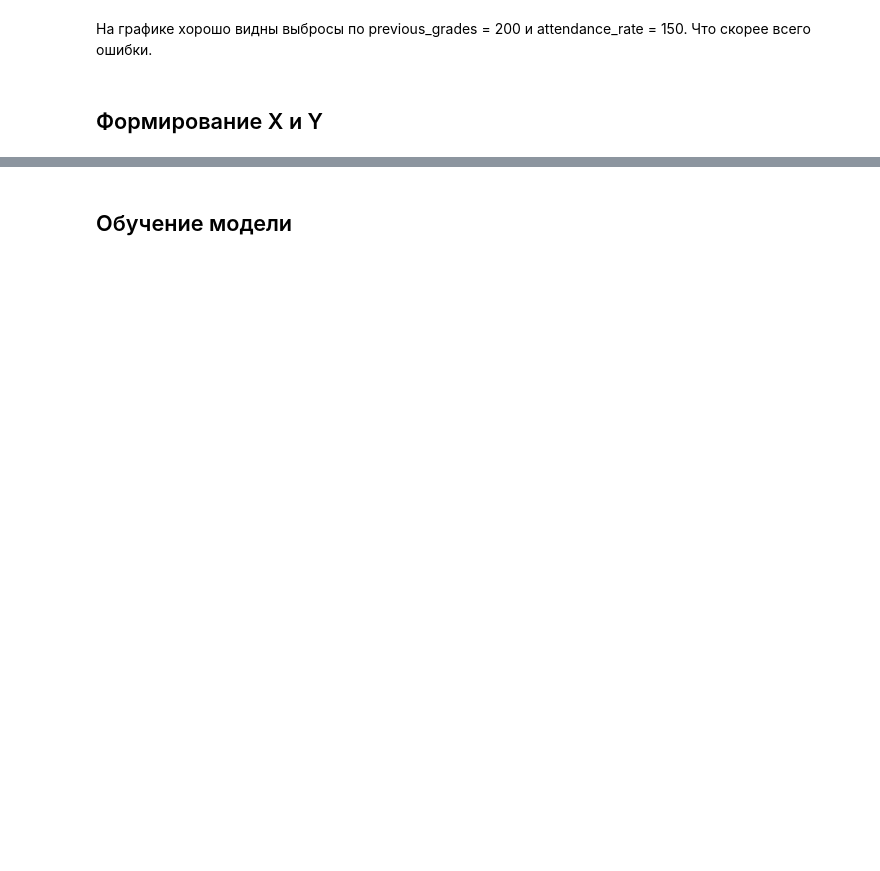
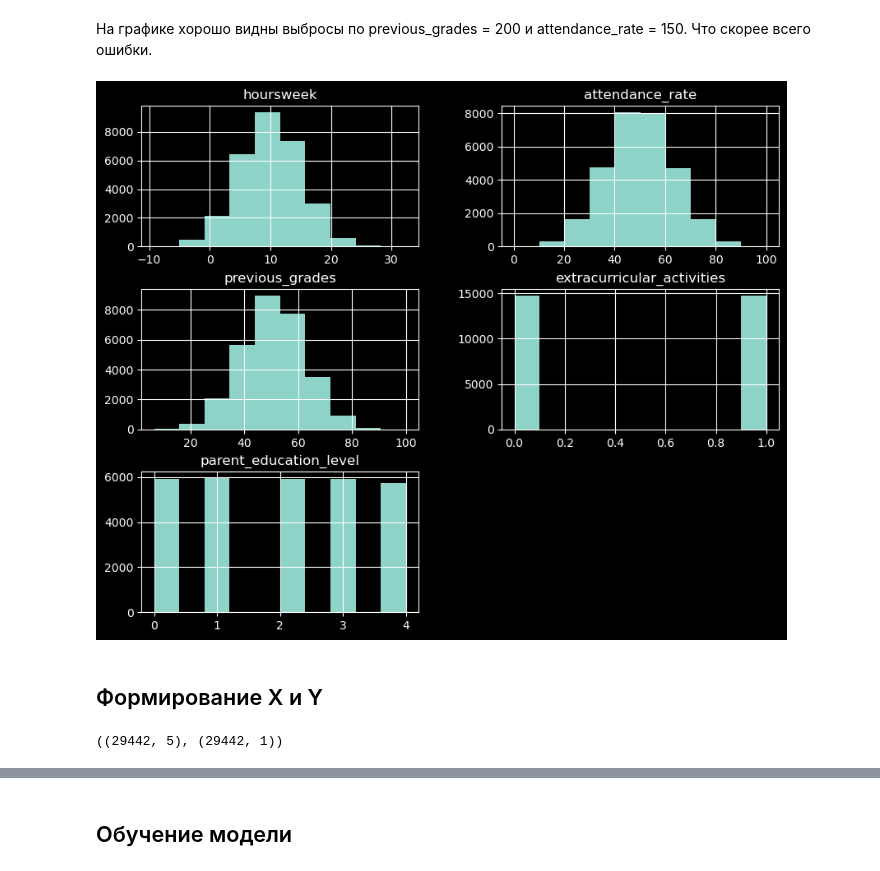
Before and after one commit to IvanZyablitsev/inno_fqw, a Jupyter notebook: scraping/scraping.ipynb, the cells around one changed output, grey strips where cells are left out. Drawn from its saved outputs; the diff is of its cells as text; code cells hidden in the pictures; blank space fills up the shorter version.

```diff
--- a/scraping/scraping.ipynb
+++ b/scraping/scraping.ipynb
@@ -211,10 +203,11 @@ plt.show()
 # %%
 # заменяем выбросы на NaN
-df_replace = df_dropna.copy()
+replace_values_attendance_rate = df_replace[df_replace["attendance_rate"]>=150]["attendance_rate"].unique()
+
 df_replace["previous_grades"] = df_replace["previous_grades"].replace(200, np.NaN)
-df_replace["attendance_rate"] = df_replace["attendance_rate"].replace(150, np.NaN)
+# df_replace["attendance_rate"] = df_replace["attendance_rate"].replace(150, np.NaN)
+df_replace["attendance_rate"] = df_replace["attendance_rate"].replace(replace_values_attendance_rate, np.NaN)
 
 # заполняем NaN медианой
-df_fillna = df_replace.copy()
-df_fillna["previous_grades"] = df_fillna["previous_grades"].fillna(df_replace["previous_grades"].mean())
-df_fillna["attendance_rate"] = df_fillna["attendance_rate"].fillna(df_replace["attendance_rate"].mean())
+df_replace["previous_grades"] = df_replace["previous_grades"].fillna(df_replace["previous_grades"].mean())
+df_replace["attendance_rate"] = df_replace["attendance_rate"].fillna(df_replace["attendance_rate"].mean())
@@ -225,11 +214,26 @@ df_fillna["attendance_rate"] = df_fillna["attendance_rate"].fillna(df_replace["a
+# %%
+# нормализуем данные attendance_rate
+v_max = df_replace['attendance_rate'].max()
+df_replace['attendance_rate'] = df_replace['attendance_rate'] / v_max * 100
+# %%
+# нормализуем данные previous_grades
+v_max = df_replace['previous_grades'].max()
+df_replace['previous_grades'] = df_replace['previous_grades'] / v_max * 100
+# %%
+# строим итоговую гистограмму получившегося датасета
+df_replace[['hoursweek','attendance_rate','previous_grades','extracurricular_activities','parent_education_level']].hist(figsize=(10, 8));
+# %% [output]
+[figure, added]
 # %% [markdown]
 ## Формирование X и Y
 # %%
 # предсказываем 0 или 1 - Закончит обучение или нет, X - все остальные признаки (задача классификации)
-X = df_dropna.drop(columns='passed').values
-y = df_dropna[['passed']].values
+X = df_replace.drop(columns='passed').values
+y = df_replace[['passed']].values
 
 X.shape, y.shape
+# %% [output]
+((29442, 5), (29442, 1))
 # %%
 # распределение целевой переменной
 plt.hist(y);
```
Also changed, not shown: parts of 40 cells of this notebook, 2 other files.
